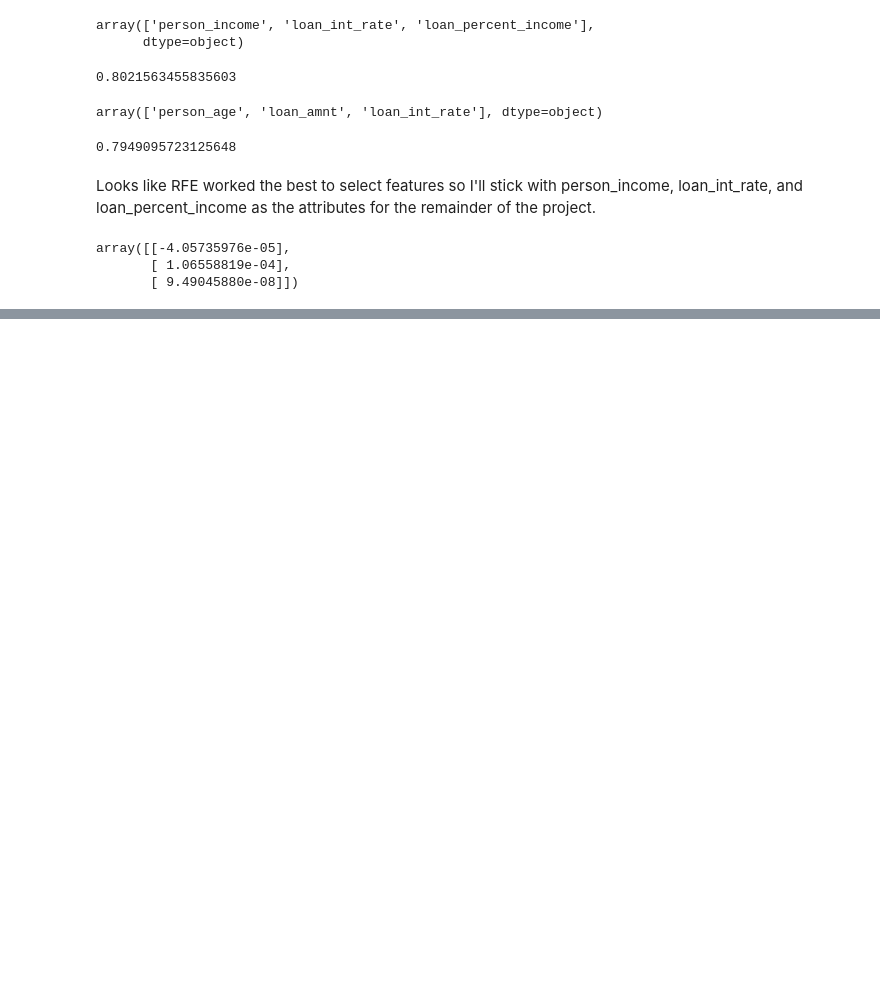
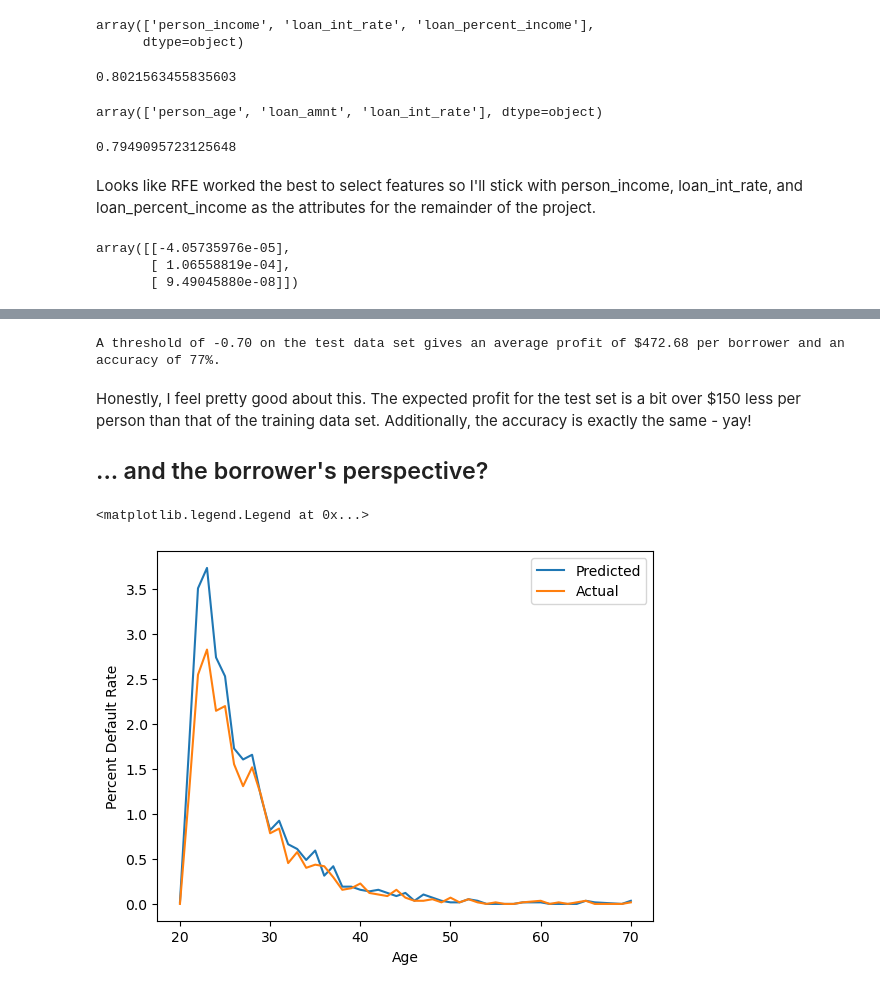
Before and after one commit to ShadowedSpace/ShadowedSpace.github.io, a Jupyter notebook: posts/BP2/BP2.ipynb, the cells around one changed output, grey strips where cells are left out. Drawn from its saved outputs; the diff is of its cells as text; code cells hidden in the pictures; blank space fills up the shorter version.

```diff
--- a/posts/BP2/BP2.ipynb
+++ b/posts/BP2/BP2.ipynb
@@ -229,0 +224,41 @@ A threshold of 1.00 gives an accuracy of 0.79 and an average profit of -24102760
+# %%
+url = "https://raw.githubusercontent.com/PhilChodrow/ml-notes/main/data/credit-risk/test.csv"
+df_test = pd.read_csv(url)
+# %%
+X_test, y_test = prepare_data(df_test)
+
+X_test['score'] = calc_score(X_test[cols_rfe], w)
+X_test['profit'] = X_test["loan_amnt"]*(1 + 0.25*X_test["loan_int_rate"] * 0.01)**10 - X_test["loan_amnt"]
+X_test['cost'] = X_test["loan_amnt"]*(1 + 0.25*X_test["loan_int_rate"] * 0.01)*3 - 1.7*X_test["loan_amnt"]
+# %%
+y_pred_test = X_test['score'] > t_best
+avg_test_profit = ((((y_pred_test != y_test) * (y_pred_test == 0) * (-X_test['cost'])) + ((y_pred_test == y_test) * (y_pred_test == 0) * X_test['profit'])).mean())
+test_acc = ((y_pred_test == y_test).mean())
+
+print(f"A threshold of {t_best:.2f} on the test data set gives an average profit of ${avg_test_profit:.2f} per borrower and an accuracy of {test_acc*100:.0f}%.")
+# %% [output]
+A threshold of -0.70 on the test data set gives an average profit of $472.68 per borrower and an accuracy of 77%.
+# %% [markdown]
+Honestly, I feel pretty good about this. The expected profit for the test set is a bit over $150 less per person than that of the training data set. Additionally, the accuracy is exactly the same - yay!
+
+## ... and the borrower's perspective?
+# %%
+ages = X_test['person_age'].unique()
+ages.sort()
+
+pred_d_rates = []
+actual_d_rates = []
+
+for a in ages:
+    pred_d_rates.append((y_pred_test * (a == X_test['person_age'])).mean() * 100)
+    actual_d_rates.append((y_test * (a == X_test['person_age'])).mean() * 100)
+
+fig, ax = plt.subplots()
+ax.plot(ages, pred_d_rates, label="Predicted")
+ax.plot(ages, actual_d_rates, label='Actual')
+plt.ylabel("Percent Default Rate")
+plt.xlabel("Age")
+ax.legend()
+# %% [output]
+<matplotlib.legend.Legend at 0x...>
+[figure, added]
```
Also changed, not shown: parts of 17 cells of this notebook, 7 other files.
